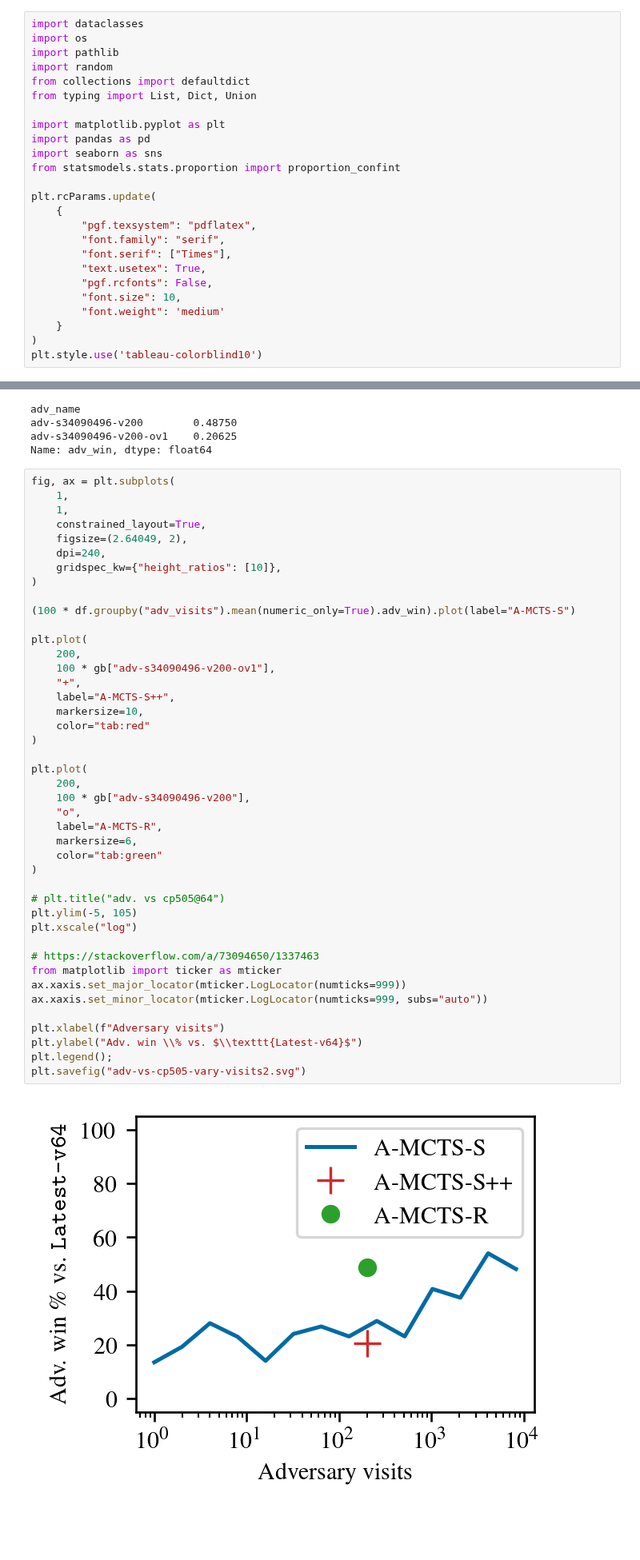
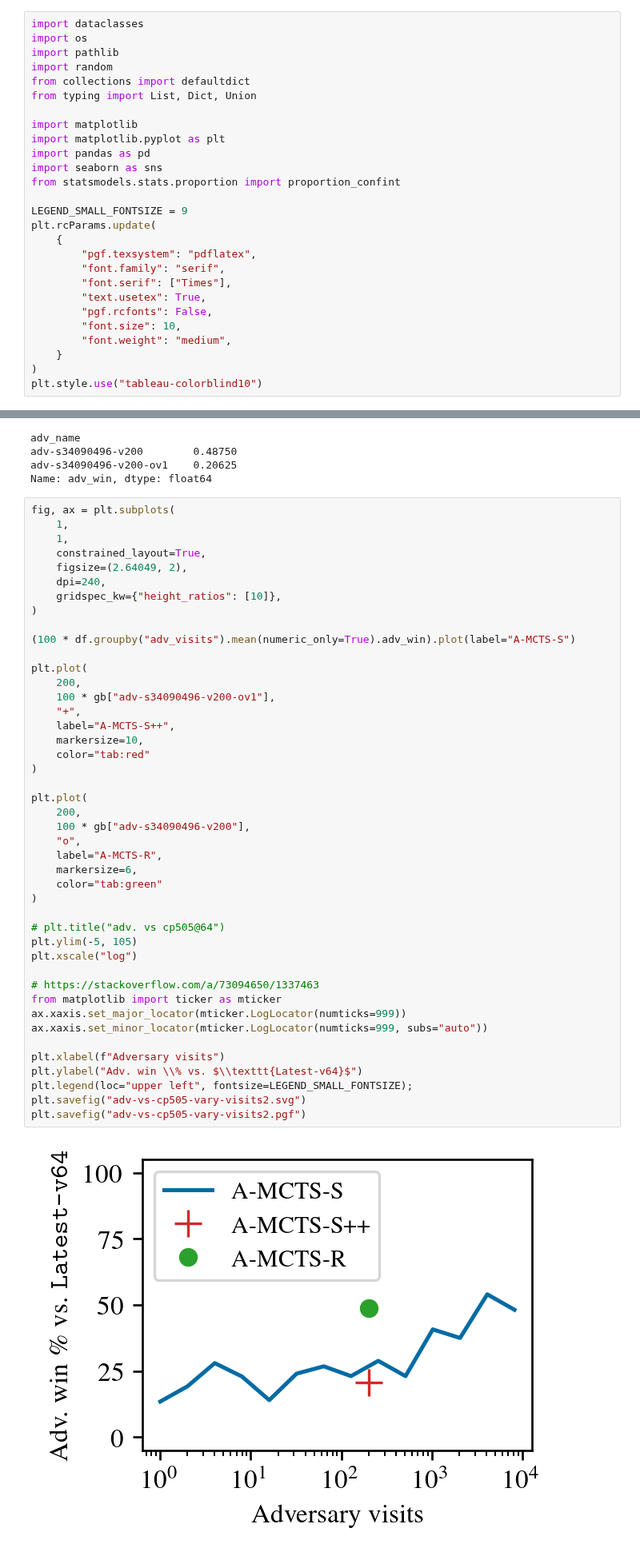
Before and after one commit to AlignmentResearch/KataGoVisualizer, a Jupyter notebook: notebooks/notebooks/iclr2022/plots.ipynb, the cells around one changed output, grey strips where cells are left out. Shown at 80% size. Drawn from its saved outputs; the diff is of its cells as text; blank space fills up the shorter version.

Commit message:
Slight improvements to plots
1. Make some legend fontsizes smaller.
2. Make pgf version of plots.

```diff
--- a/notebooks/notebooks/iclr2022/plots.ipynb
+++ b/notebooks/notebooks/iclr2022/plots.ipynb
@@ -8,11 +8,13 @@ import random
 from collections import defaultdict
 from typing import List, Dict, Union
 
+import matplotlib
 import matplotlib.pyplot as plt
 import pandas as pd
 import seaborn as sns
 from statsmodels.stats.proportion import proportion_confint
 
+LEGEND_SMALL_FONTSIZE = 9
 plt.rcParams.update(
     {
         "pgf.texsystem": "pdflatex",
@@ -21,10 +23,10 @@ plt.rcParams.update(
         "text.usetex": True,
         "pgf.rcfonts": False,
         "font.size": 10,
-        "font.weight": 'medium'
+        "font.weight": "medium",
     }
 )
-plt.style.use('tableau-colorblind10')
+plt.style.use("tableau-colorblind10")
 # %%
 import sys
 sys.path.append("/KataGoVisualizer/parsing_server")
@@ -455,35 +458,36 @@ plt.plot(
     200,
     100 * gb["adv-s34090496-v200-ov1"],
     "+",
     label="A-MCTS-S++",
     markersize=10,
     color="tab:red"
 )
 
 plt.plot(
     200,
     100 * gb["adv-s34090496-v200"],
     "o",
     label="A-MCTS-R",
     markersize=6,
     color="tab:green"
 )
 
 # plt.title("adv. vs cp505@64")
 plt.ylim(-5, 105)
 plt.xscale("log")
 
 # https://stackoverflow.com/a/73094650/1337463
 from matplotlib import ticker as mticker
 ax.xaxis.set_major_locator(mticker.LogLocator(numticks=999))
 ax.xaxis.set_minor_locator(mticker.LogLocator(numticks=999, subs="auto"))
 
 plt.xlabel(f"Adversary visits")
 plt.ylabel("Adv. win \\% vs. $\\texttt{Latest-v64}$")
-plt.legend();
+plt.legend(loc="upper left", fontsize=LEGEND_SMALL_FONTSIZE);
 plt.savefig("adv-vs-cp505-vary-visits2.svg")
+plt.savefig("adv-vs-cp505-vary-visits2.pgf")
 # %% [output]
-[figure, old version]
+[figure, new version]
 # %% [markdown]
 ### Elo combined
 # %%
```
Also changed, not shown: parts of 9 cells of this notebook, 10 other files.
